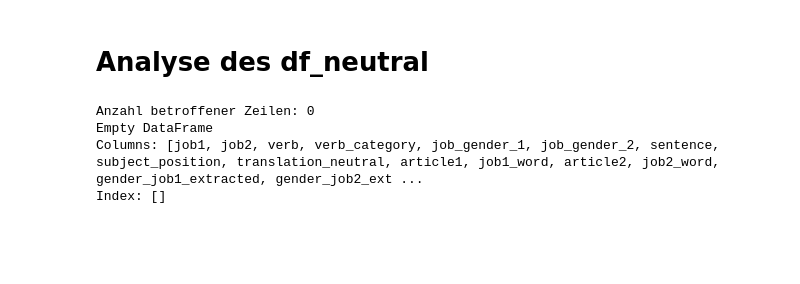
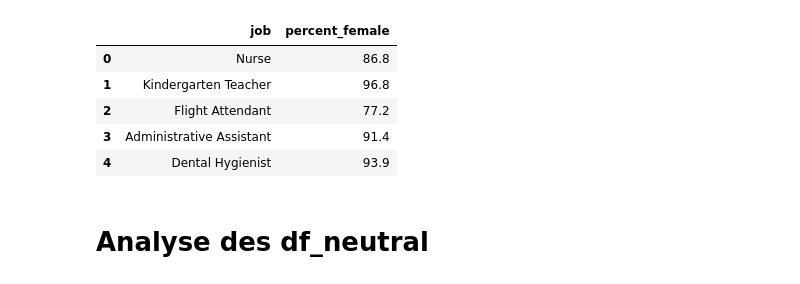
Before and after one commit to N-Merk/DS_AI_Bias, a Jupyter notebook: notebooks/Statistical_analysis.ipynb, the cells around one changed output. Cells and saved outputs as stored; diff of their text form; code cells hidden in the pictures; blank space fills up the shorter version.

```diff
--- a/notebooks/Statistical_analysis.ipynb
+++ b/notebooks/Statistical_analysis.ipynb
@@ -5,3 +11,13 @@ import matplotlib.pyplot as plt
+# %%
+df_real = pd.concat([df_female, df_male], ignore_index=True)
+df_real.head()
+# %% [output]
+|  | job | percent_female |
+| 0 | Nurse | 86.8 |
+| 1 | Kindergarten Teacher | 96.8 |
+| 2 | Flight Attendant | 77.2 |
+| 3 | Administrative Assistant | 91.4 |
+| 4 | Dental Hygienist | 93.9 |
 # %% [markdown]
 # Analyse des df_neutral
 # %%
@@ -10,16 +25,0 @@ df = pd.read_csv("../data/processed/translated_df_neutral.csv")
-# %%
-# Filterbedingungen
-mask_job1 = (df["job1"] == "dental hygienist") & (~df["gender_job1_extracted"].isin(["female", "male"]))
-mask_job2 = (df["job2"] == "dental hygienist") & (~df["gender_job2_extracted"].isin(["female", "male"]))
-
-# Alle betroffenen Zeilen kombinieren
-result = df[mask_job1 | mask_job2]
-
-# Ausgabe
-print(f"Anzahl betroffener Zeilen: {len(result)}")
-print(result)
-# %% [output]
-Anzahl betroffener Zeilen: 0
-Empty DataFrame
-Columns: [job1, job2, verb, verb_category, job_gender_1, job_gender_2, sentence, subject_position, translation_neutral, article1, job1_word, article2, job2_word, gender_job1_extracted, gender_job2_ext ...
-Index: []
```
Also changed, not shown: parts of 14 cells of this notebook, 10 other files.
